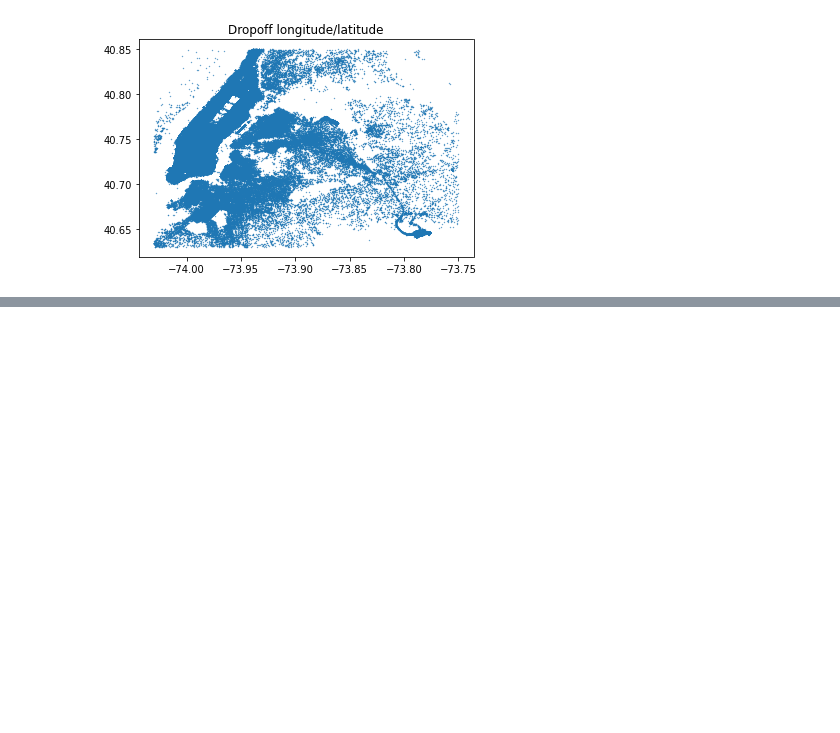
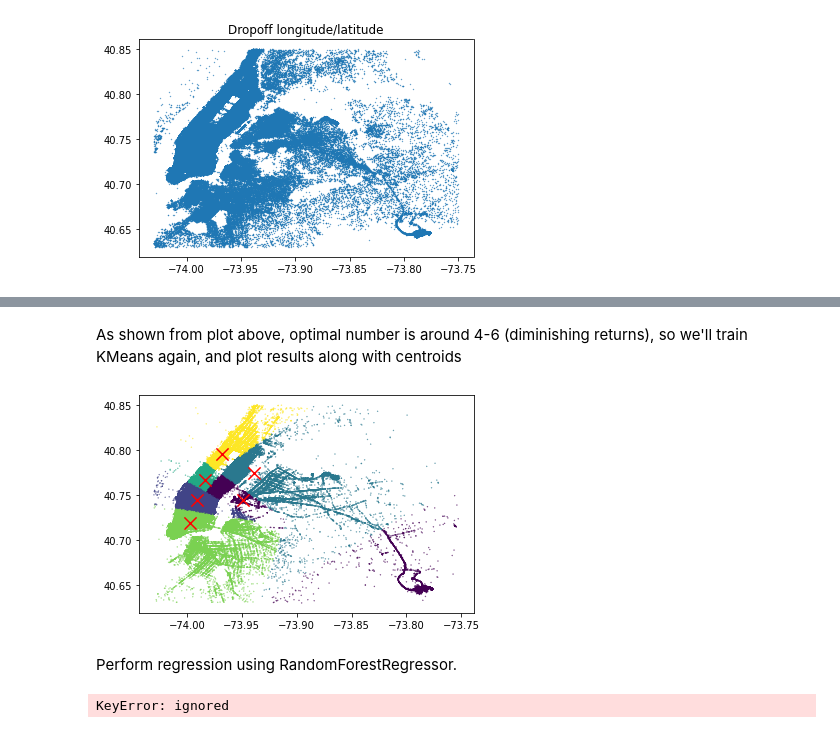
Before and after one commit to ikeratzakis/taxi-analysis, a Jupyter notebook: trip_prediction.ipynb, the cells around one changed output, grey strips where cells are left out. Saved outputs shown, nothing was run; the diff lists cells and outputs as text; code cells hidden in the pictures; blank space fills up the shorter version.

Commit message:
Added clustering and start of regression analysis

```diff
--- a/trip_prediction.ipynb
+++ b/trip_prediction.ipynb
@@ -272,0 +273,15 @@ plt.show()
+# %%
+from sklearn.cluster import KMeans
+X_train = df_train[['pickup_latitude', 'pickup_longitude']]
+sse = {}
+
+for k in range (1,10):
+  kmeans = KMeans(n_clusters = k).fit(X_train)
+  X_train['clusters'] = kmeans.labels_
+  #print(data["clusters"])
+  sse[k] = kmeans.inertia_ # Inertia: Sum of distances of samples to their closest cluster center
+plt.figure()
+plt.plot(list(sse.keys()), list(sse.values()))
+plt.xlabel("Number of clusters")
+plt.ylabel("SSE")
+plt.show()
@@ -272,0 +299,40 @@ plt.show()
+# %% [markdown]
+As shown from plot above, optimal number is around 4-6 (diminishing returns), so we'll train KMeans again, and plot results along with centroids
+# %%
+kmeans = KMeans(n_clusters = 6).fit(X_train)
+centroids = kmeans.cluster_centers_
+
+centroids_x = centroids[:,0]
+centroids_y = centroids[:,1]
+labels = kmeans.labels_
+
+plt.scatter(X_train['pickup_longitude'], X_train['pickup_latitude'], c=labels, s=0.1)
+plt.scatter(centroids_y, centroids_x, marker = "x", s = 150, c='red')
+plt.show()
+# %% [output]
+[figure, added]
+# %% [markdown]
+Perform regression using RandomForestRegressor.
+# %%
+from sklearn.ensemble import RandomForestRegressor
+
+X_train = df_train[['vendor_id', 'passenger_count', 'pickup_longitude',
+                    'pickup_latitude', 'dropoff_longitude', 'dropoff_latitude',
+                    'pickup_day_name','pickup_month', 'pickup_season',
+                    'pickup_period','distance']]
+y_train = df_train['log_trip_duration']
+
+df_test['distance'] = abs(df_test['dropoff_latitude'] - df_test['pickup_latitude']) + abs(df_test['dropoff_longitude'] - df_test['pickup_longitude'])
+X_test = df_test[['vendor_id', 'passenger_count', 'pickup_longitude',
+                    'pickup_latitude', 'dropoff_longitude', 'dropoff_latitude',
+                    'pickup_day_name','pickup_month', 'pickup_season',
+                    'pickup_period','distance']]
+
+df_target['log_trip_duration'] = np.log10(df_test['trip_duration'])
+y_test = df_target['log_trip_duration']
+
+feature_names = list(X_train.columns)
+forest = RandomForestRegressor(n_jobs = -1)
+forest.fit(X_train, y_train)
+# %% [output]
+KeyError: ignored
```
Also changed, not shown: parts of 3 cells of this notebook.
